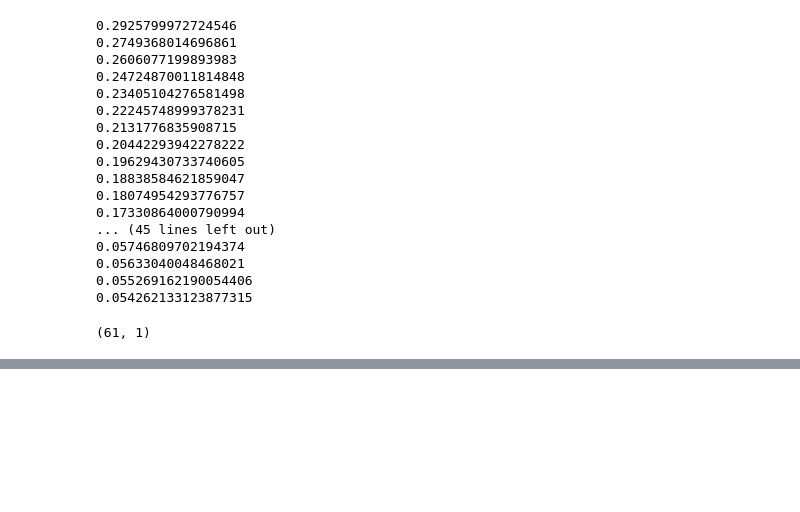
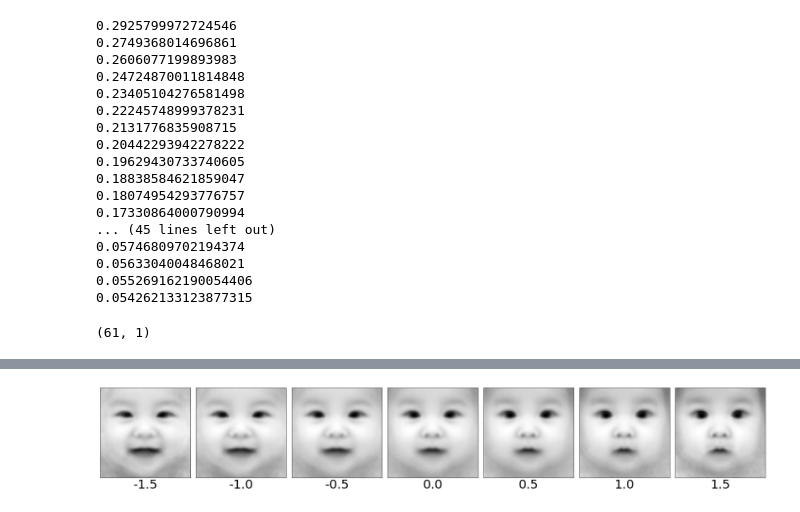
Before and after one commit to simonamtoft/face-perception-modelling, a Jupyter notebook: PCA.ipynb, the cells around one changed output, grey strips where cells are left out. Drawn from its saved outputs; the diff is of its cells as text; code cells hidden in the pictures; blank space fills up the shorter version.

```diff
--- a/PCA.ipynb
+++ b/PCA.ipynb
@@ -117,0 +137,6 @@ for i in range(len(y)):
+# %%
+mask = (cidx.values > 0).flatten()
+mean_angry_images = images[mask].mean(axis=0)
+mean_happy_images = images[~mask].mean(axis=0)
+
+direction_vector = mean_angry_images - mean_happy_images
@@ -117,0 +171,17 @@ for i in range(len(y)):
+# %%
+mean_angry_images = X[mask].mean(axis=0)
+mean_happy_images = X[~mask].mean(axis=0)
+
+direction_vector = mean_angry_images - mean_happy_images
+steps = np.linspace(-0.5, 1.5,7)
+fig, ax = plt.subplots(1, len(y), constrained_layout=True, figsize=(24,6))
+for i in range(len(steps)):
+    img = mean_happy_images + steps[i] * direction_vector
+    ax[i].imshow(img, cmap = "gray")
+    ax[i].set_xticks([])
+    ax[i].set_yticks([])
+    ax[i].set_xlabel(f"{y[i]}", fontsize=32)
+plt.savefig("fake_babies_pca.png", bbox_inches="tight")
+plt.show()
+# %% [output]
+[figure, added]
```
Also changed, not shown: parts of 13 cells of this notebook.
